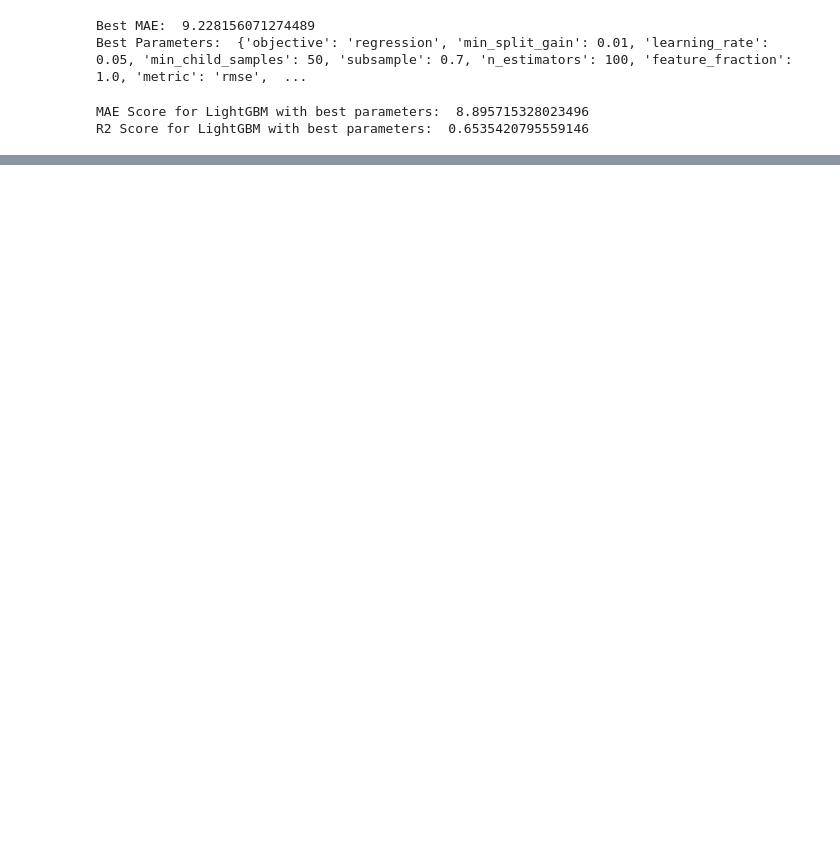
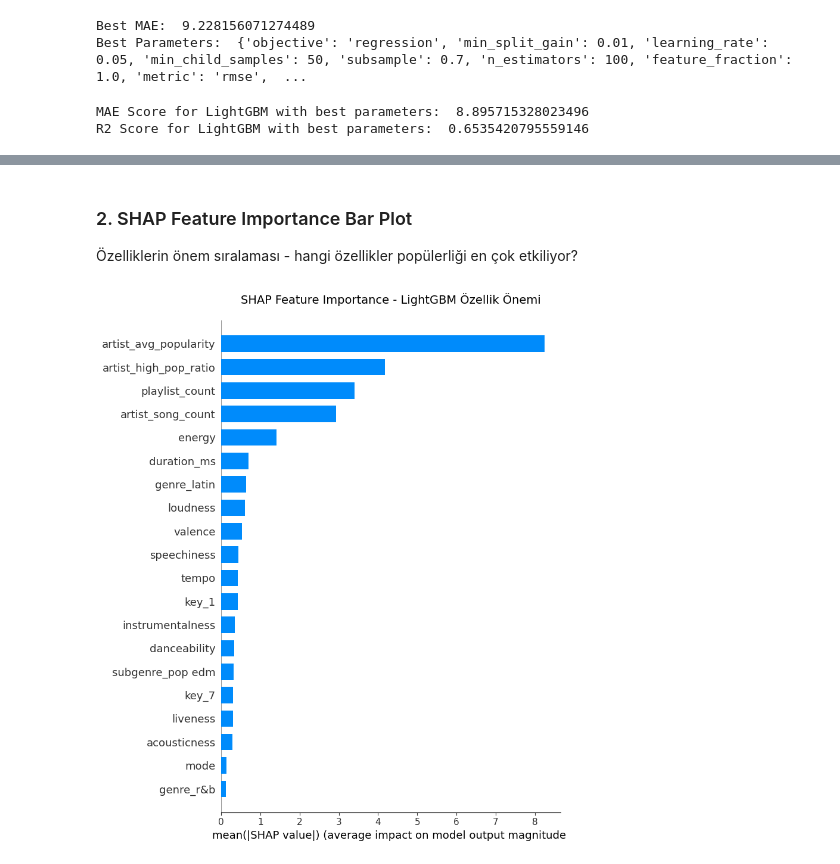
Before and after one commit to essraAlp/spotifyTrendAnalysis, a Jupyter notebook: lightGBM.ipynb, the cells around one changed output, grey strips where cells are left out. Drawn from its saved outputs; the diff is of its cells as text; code cells hidden in the pictures; blank space fills up the shorter version.

```diff
--- a/lightGBM.ipynb
+++ b/lightGBM.ipynb
@@ -67,0 +98,12 @@ R2 Score for LightGBM with best parameters:  0.6535420795559146
+# %% [markdown]
+### 2. SHAP Feature Importance Bar Plot
+
+Özelliklerin önem sıralaması - hangi özellikler popülerliği en çok etkiliyor?
+# %%
+plt.figure(figsize=(10, 6))
+shap.summary_plot(shap_values, X_test, feature_names=X.columns, plot_type="bar", show=False)
+plt.title('SHAP Feature Importance - LightGBM Özellik Önemi', fontsize=14, pad=20)
+plt.tight_layout()
+plt.show()
+# %% [output]
+[figure, added]
```
Also changed, not shown: parts of 6 cells of this notebook, 2 other files.
